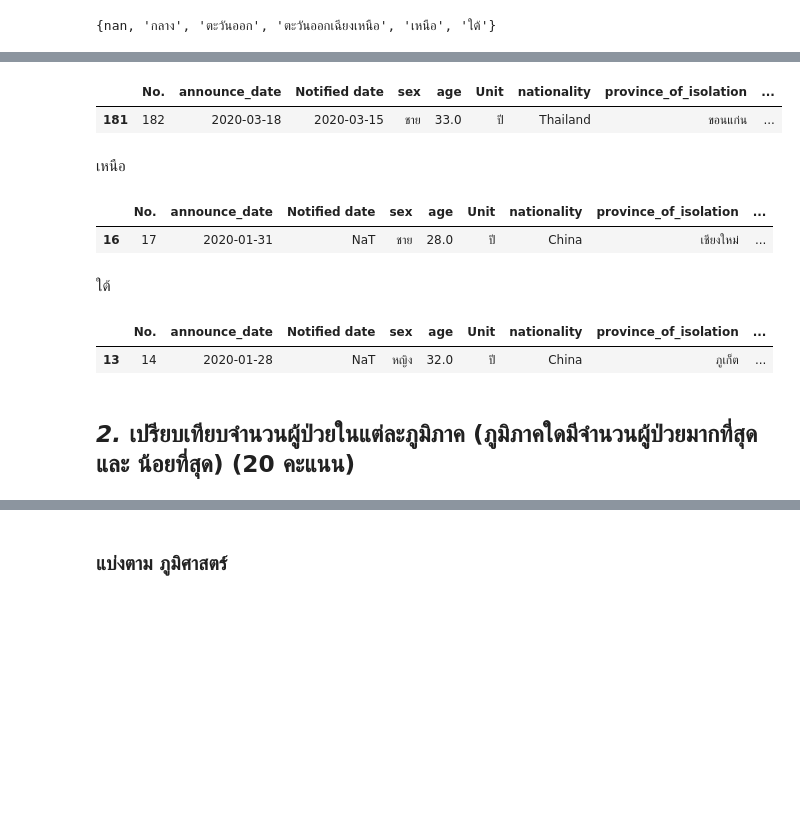
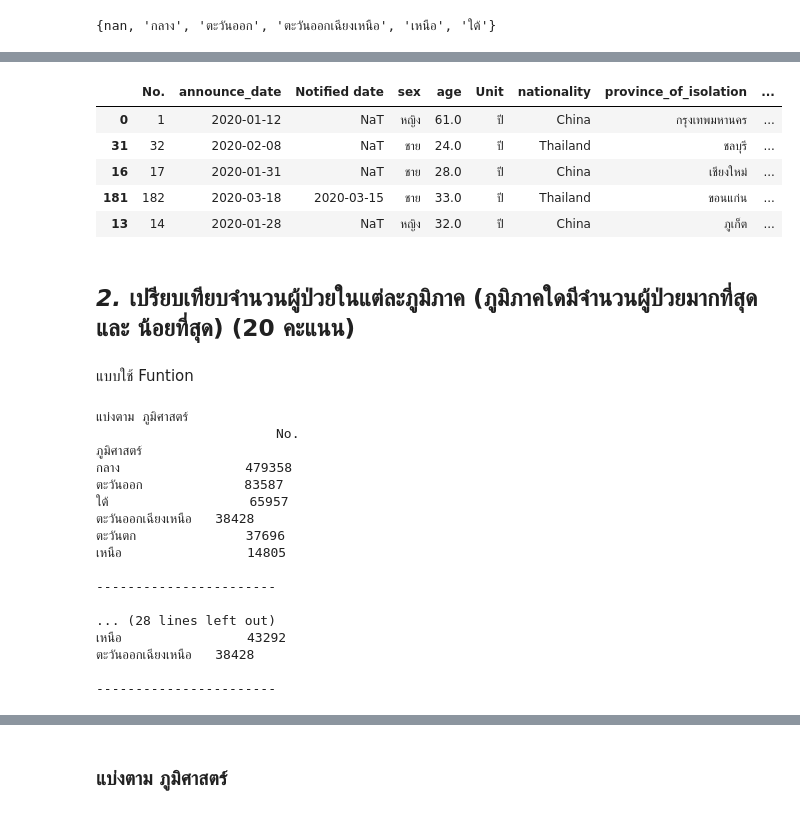
Before and after one commit to Khamsaen2489/data_viz_2022, a Jupyter notebook: BasicPython&DataViz_midterm2022.ipynb, the cells around one changed output, grey strips where cells are left out. Saved outputs shown, nothing was run; the diff lists cells and outputs as text; code cells hidden in the pictures; blank space fills up the shorter version.

```diff
--- a/BasicPython&DataViz_midterm2022.ipynb
+++ b/BasicPython&DataViz_midterm2022.ipynb
@@ -838,21 +743,14 @@ covid_region[covid_region['การท่องเที่ยว']=='ตะว
-# %%
-covid_region[covid_region['การท่องเที่ยว']=='ตะวันออกเฉียงเหนือ'].head(1)
-# %% [output]
-|  | No. | announce_date | Notified date | sex | age | Unit | nationality | province_of_isolation | ... |
-| 181 | 182 | 2020-03-18 | 2020-03-15 | ชาย | 33.0 | ปี | Thailand | ขอนแก่น | ... |
-# %% [markdown]
-เหนือ
-# %%
-covid_region[covid_region['การท่องเที่ยว']=='เหนือ'].head(1)
-# %% [output]
-|  | No. | announce_date | Notified date | sex | age | Unit | nationality | province_of_isolation | ... |
-| 16 | 17 | 2020-01-31 | NaT | ชาย | 28.0 | ปี | China | เชียงใหม่ | ... |
-# %% [markdown]
-ใต้
-# %%
-covid_region[covid_region['การท่องเที่ยว']=='ใต้'].head(1)
-# %% [output]
-|  | No. | announce_date | Notified date | sex | age | Unit | nationality | province_of_isolation | ... |
-| 13 | 14 | 2020-01-28 | NaT | หญิง | 32.0 | ปี | China | ภูเก็ต | ... |
+# %%
+pd.concat([covid_region[covid_region['การท่องเที่ยว']=='กลาง'].head(1), covid_region[covid_region['การท่องเที่ยว']=='ตะวันออก'].head(1), covid_region[covid_region['การท่องเที่ยว']=='เหนือ'].head(1),
+           covid_region[covid_region['การท่องเที่ยว']=='ตะวันออกเฉียงเหนือ'].head(1), covid_region[covid_region['การท่องเที่ยว']=='ใต้'].head(1)], axis=0)
+# %% [output]
+|  | No. | announce_date | Notified date | sex | age | Unit | nationality | province_of_isolation | ... |
+| 0 | 1 | 2020-01-12 | NaT | หญิง | 61.0 | ปี | China | กรุงเทพมหานคร | ... |
+| 31 | 32 | 2020-02-08 | NaT | ชาย | 24.0 | ปี | Thailand | ชลบุรี | ... |
+| 16 | 17 | 2020-01-31 | NaT | ชาย | 28.0 | ปี | China | เชียงใหม่ | ... |
+| 181 | 182 | 2020-03-18 | 2020-03-15 | ชาย | 33.0 | ปี | Thailand | ขอนแก่น | ... |
+| 13 | 14 | 2020-01-28 | NaT | หญิง | 32.0 | ปี | China | ภูเก็ต | ... |
 # %% [markdown]
 ## *2.* เปรียบเทียบจำนวนผู้ป่วยในแต่ละภูมิภาค (ภูมิภาคใดมีจำนวนผู้ป่วยมากที่สุด และ น้อยที่สุด) (20 คะแนน)
+# %% [markdown]
+แบบใช้ Funtion
@@ -858,0 +759,26 @@ covid_region[covid_region['การท่องเที่ยว']=='ใต้
+# %%
+for a in listgeo:
+  b = covid_region.groupby(a)[['No.']].count().sort_values('No.',ascending=False)
+  print(f'แบ่งตาม {a}')
+  print(f'{b}')
+  print(f'                       ')
+  print(f'-----------------------')
+  print(f'                       ')
+# %% [output]
+แบ่งตาม ภูมิศาสตร์
+                       No.
+ภูมิศาสตร์
+กลาง                479358
+ตะวันออก             83587
+ใต้                  65957
+ตะวันออกเฉียงเหนือ   38428
+ตะวันตก              37696
+เหนือ                14805
+
+-----------------------
+
+... (28 lines left out)
+เหนือ                43292
+ตะวันออกเฉียงเหนือ   38428
+
+-----------------------
```
Also changed, not shown: parts of 55 cells of this notebook.
